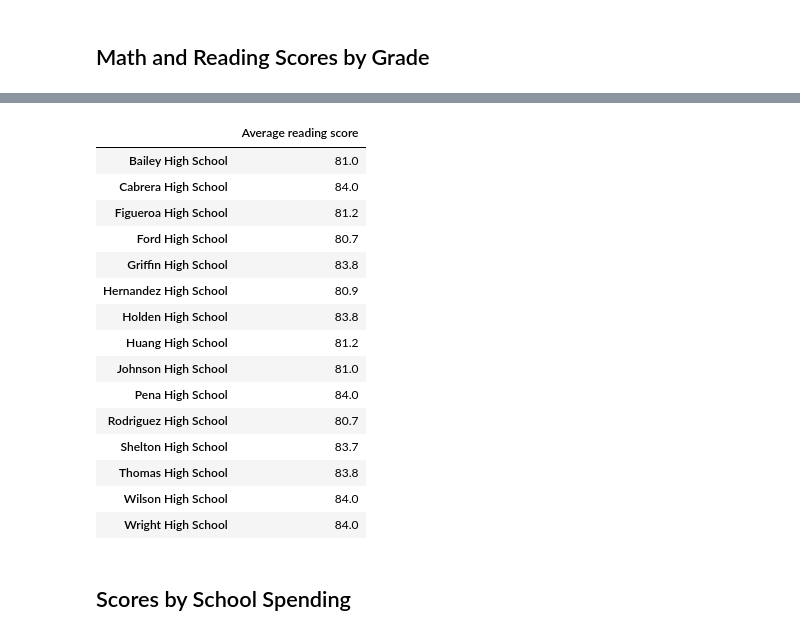
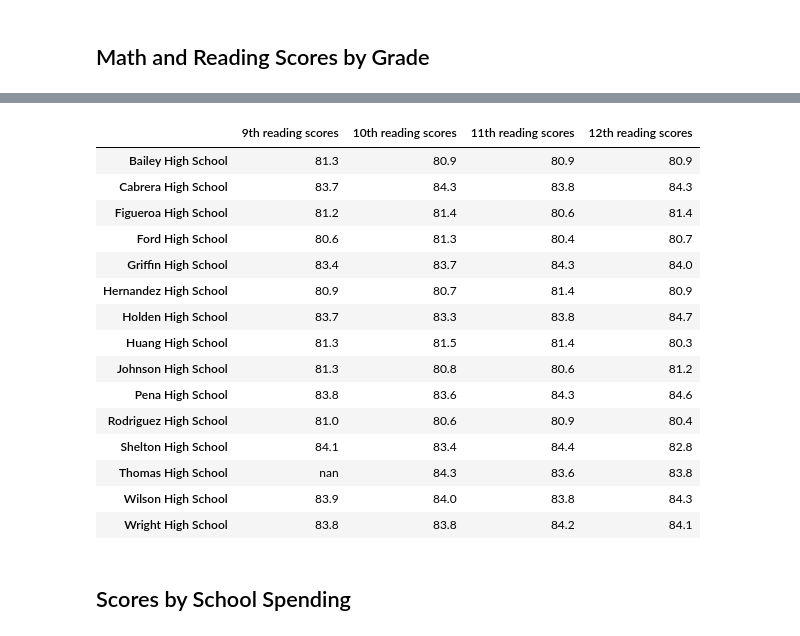
Before and after one commit to faramarzamirshahi/School_District_Analysis, a Jupyter notebook: PyCitySchools_Challenge.ipynb, the cells around one changed output, grey strips where cells are left out. Cells and saved outputs as stored; diff of their text form; code cells hidden in the pictures.

```diff
--- a/PyCitySchools_Challenge.ipynb
+++ b/PyCitySchools_Challenge.ipynb
@@ -42,7 +42,10 @@ student_data_df.head(10)
 import numpy as np
 # %%
 # Step 2. Use the loc method on the student_data_df to select all the reading scores from the 9th grade at Thomas High School and replace them with NaN.
-#student_data_df.loc[(student_data_df["school_name"]=="Thomas High School") & (student_data_df["grade"]=="9th"),["reading_score"]] = np.nan
-series = student_data_df.loc[(student_data_df["school_name"]=="Thomas High School") & (student_data_df["grade"]=="9th")]["reading_score"]
-series.describe()
+#  Step 3. Refactor the code in Step 2 to replace the math scores with NaN.
+#  Step 4. Check the student data for NaN's.
+student_data_df.loc[(student_data_df["school_name"]=="Thomas High School") & (student_data_df["grade"]=="9th"),["math_score"]] = np.nan
+student_data_df.loc[(student_data_df["school_name"]=="Thomas High School") & (student_data_df["grade"]=="9th"),["reading_score"]] = np.nan
+ths_grade9 = student_data_df.loc[(student_data_df["school_name"]=="Thomas High School") & (student_data_df["grade"]=="9th")]
+ths_grade9.describe()
 # %% [output]
@@ -455,5 +335,10 @@ average_math_scores_df
 # %%
 # Combine each Series for average reading scores by school into single data frame.
-average_reading_scores_df = pd.DataFrame({"Average reading score":average_reading_scores})
-average_reading_scores_df
+reading_scores_by_grade = pd.DataFrame({
+              "9th reading scores": ninth_grade_reading_scores,
+              "10th reading scores": tenth_grade_reading_scores,
+              "11th reading scores": eleventh_grade_reading_scores,
+              "12th reading scores": twelfth_grade_reading_scores})
+
+reading_scores_by_grade.head()
 # %% [output]
@@ -481,2 +352,19 @@ average_reading_scores_df["Average reading score"] = average_reading_scores_df["
+# %%
+# Format each grade column.
+math_scores_by_grade["9th math scores"] = math_scores_by_grade["9th math scores"].map("{:.1f}".format)
+math_scores_by_grade["10th math scores"] = math_scores_by_grade["10th math scores"].map("{:.1f}".format)
+math_scores_by_grade["11th math scores"] = math_scores_by_grade["11th math scores"].map("{:.1f}".format)
+math_scores_by_grade["12th math scores"] = math_scores_by_grade["12th math scores"].map("{:.1f}".format)
+
+reading_scores_by_grade["9th reading scores"] = reading_scores_by_grade["9th reading scores"].map("{:,.1f}".format)
+reading_scores_by_grade["10th reading scores"] = reading_scores_by_grade["10th reading scores"].map("{:,.1f}".format)
+reading_scores_by_grade["11th reading scores"] = reading_scores_by_grade["11th reading scores"].map("{:,.1f}".format)
+reading_scores_by_grade["12th reading scores"] = reading_scores_by_grade["12th reading scores"].map("{:,.1f}".format)
+
+# Make sure the columns are in the correct order.
+math_scores_by_grade = math_scores_by_grade[
+               ["9th math scores", "10th math scores", "11th math scores", "12th math scores"]]
+reading_scores_by_grade = reading_scores_by_grade[
+               ["9th reading scores", "10th reading scores", "11th reading scores", "12th reading scores"]]
 # %%
 # Remove the index.
@@ -503,26 +392,26 @@ average_math_scores_df
 # %%
 ## Remove the index.
-average_reading_scores_df.index.name = None
+reading_scores_by_grade.index.name = None
 
 
 # Display the data frame
-average_reading_scores_df
+reading_scores_by_grade
 # %% [output]
-|  | Average reading score |
-| Bailey High School | 81.0 |
-| Cabrera High School | 84.0 |
-| Figueroa High School | 81.2 |
-| Ford High School | 80.7 |
-| Griffin High School | 83.8 |
-| Hernandez High School | 80.9 |
-| Holden High School | 83.8 |
-| Huang High School | 81.2 |
-| Johnson High School | 81.0 |
-| Pena High School | 84.0 |
-| Rodriguez High School | 80.7 |
-| Shelton High School | 83.7 |
-| Thomas High School | 83.8 |
-| Wilson High School | 84.0 |
-| Wright High School | 84.0 |
+|  | 9th reading scores | 10th reading scores | 11th reading scores | 12th reading scores |
+| Bailey High School | 81.3 | 80.9 | 80.9 | 80.9 |
+| Cabrera High School | 83.7 | 84.3 | 83.8 | 84.3 |
+| Figueroa High School | 81.2 | 81.4 | 80.6 | 81.4 |
+| Ford High School | 80.6 | 81.3 | 80.4 | 80.7 |
+| Griffin High School | 83.4 | 83.7 | 84.3 | 84.0 |
+| Hernandez High School | 80.9 | 80.7 | 81.4 | 80.9 |
+| Holden High School | 83.7 | 83.3 | 83.8 | 84.7 |
+| Huang High School | 81.3 | 81.5 | 81.4 | 80.3 |
+| Johnson High School | 81.3 | 80.8 | 80.6 | 81.2 |
+| Pena High School | 83.8 | 83.6 | 84.3 | 84.6 |
+| Rodriguez High School | 81.0 | 80.6 | 80.9 | 80.4 |
+| Shelton High School | 84.1 | 83.4 | 84.4 | 82.8 |
+| Thomas High School | nan | 84.3 | 83.6 | 83.8 |
+| Wilson High School | 83.9 | 84.0 | 83.8 | 84.3 |
+| Wright High School | 83.8 | 83.8 | 84.2 | 84.1 |
 # %% [markdown]
 ## Scores by School Spending
```
Also changed, not shown: parts of 42 cells of this notebook, 17 other files.
